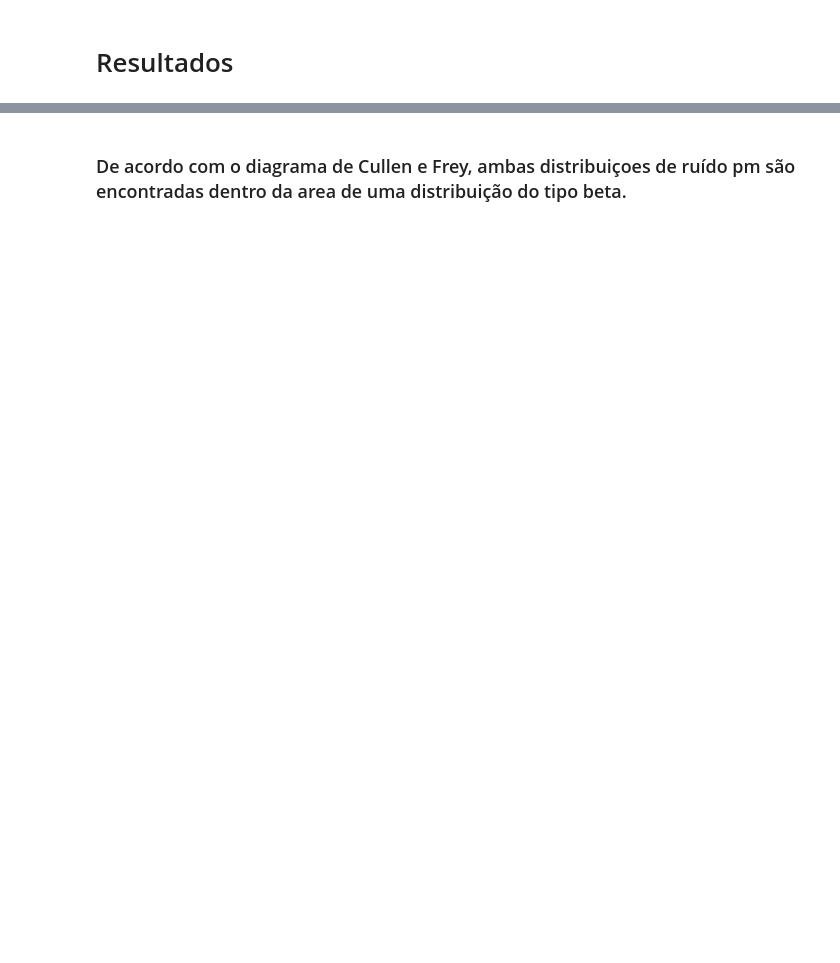
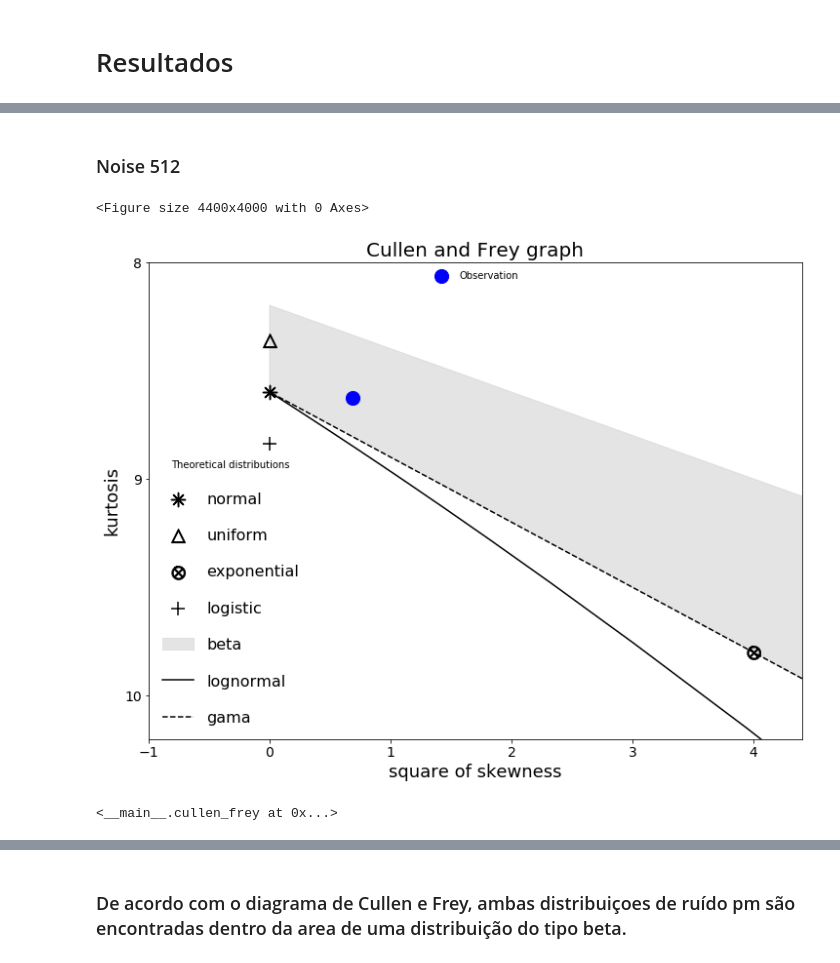
Before and after one commit to mhacarthur/Cap239, a Jupyter notebook: Lista/Lista1_P4.ipynb, the cells around one changed output, grey strips where cells are left out. Drawn from its saved outputs; the diff is of its cells as text; code cells hidden in the pictures; blank space fills up the shorter version.

```diff
--- a/Lista/Lista1_P4.ipynb
+++ b/Lista/Lista1_P4.ipynb
@@ -77 +87,10 @@ cullen_frey(serie_8192_list)
 <__main__.cullen_frey at 0x...>
+# %% [markdown]
+### Noise 512
+# %%
+fig1 = plt.figure(figsize=(22,20),dpi=200)
+cullen_frey(serie_512_list)
+# %% [output]
+<Figure size 4400x4000 with 0 Axes>
+[figure, added]
+<__main__.cullen_frey at 0x...>
```
Also changed, not shown: parts of 47 cells of this notebook, 1 other file.
